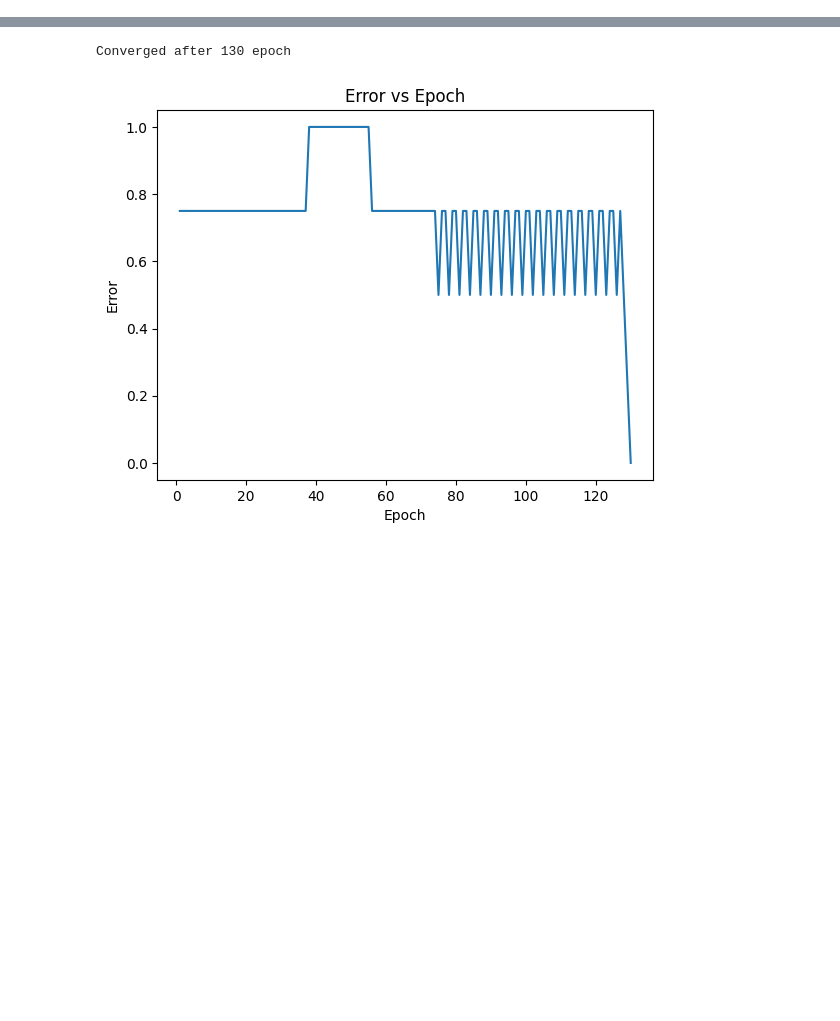
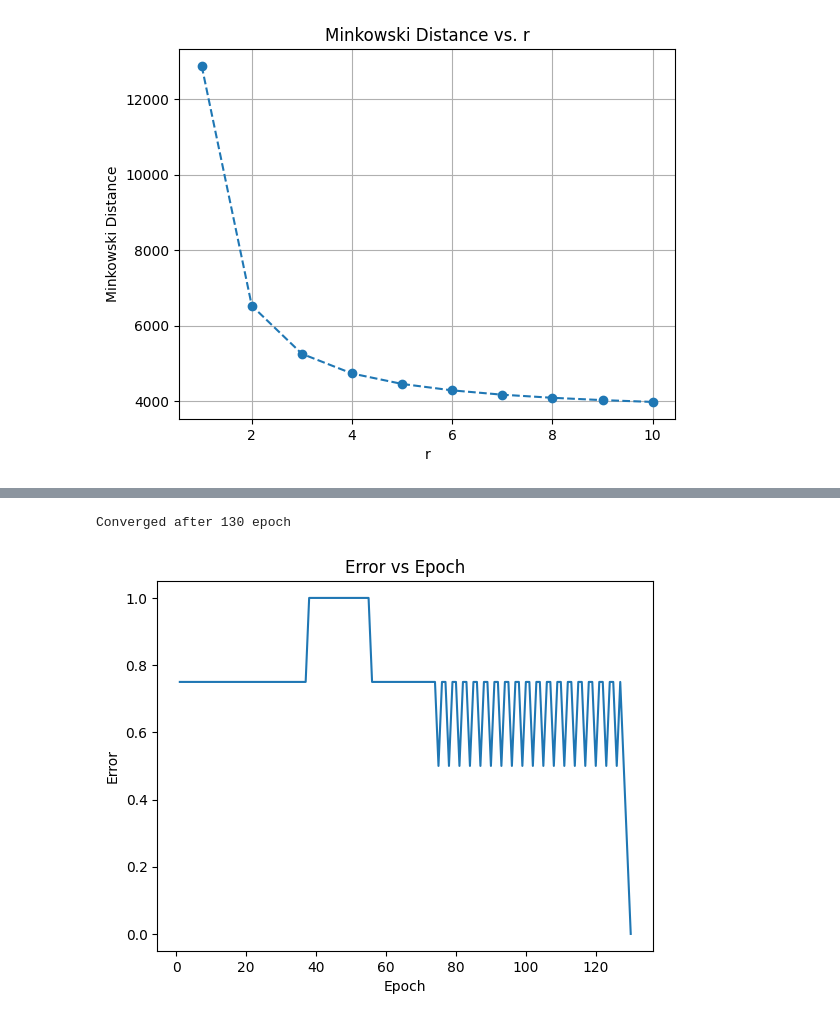
Before and after one commit to Gowtham0311/ML_lab, a Jupyter notebook: CSE21169_Lab5.ipynb, the cells around one changed output, grey strips where cells are left out. Saved outputs shown, nothing was run; the diff lists cells and outputs as text; code cells hidden in the pictures; blank space fills up the shorter version.

```diff
--- a/CSE21169_Lab5.ipynb
+++ b/CSE21169_Lab5.ipynb
@@ -0,0 +119,19 @@
+# %%
+import numpy as np
+import matplotlib.pyplot as plt
+vector1 = df.iloc[0, :]
+vector2 = df.iloc[1, :]
+distances = []
+r_values = list(range(1, 11))
+for r in r_values:
+    distance = np.power(np.sum(np.abs(vector1 - vector2) ** r), 1/r)
+    distances.append(distance)
+
+plt.plot(r_values, distances, marker='o', linestyle='--')
+plt.xlabel('r')
+plt.ylabel('Minkowski Distance')
+plt.title('Minkowski Distance vs. r')
+plt.grid(True)
+plt.show()
+# %% [output]
+[figure, added]
```
Also changed, not shown: parts of 48 cells of this notebook.
